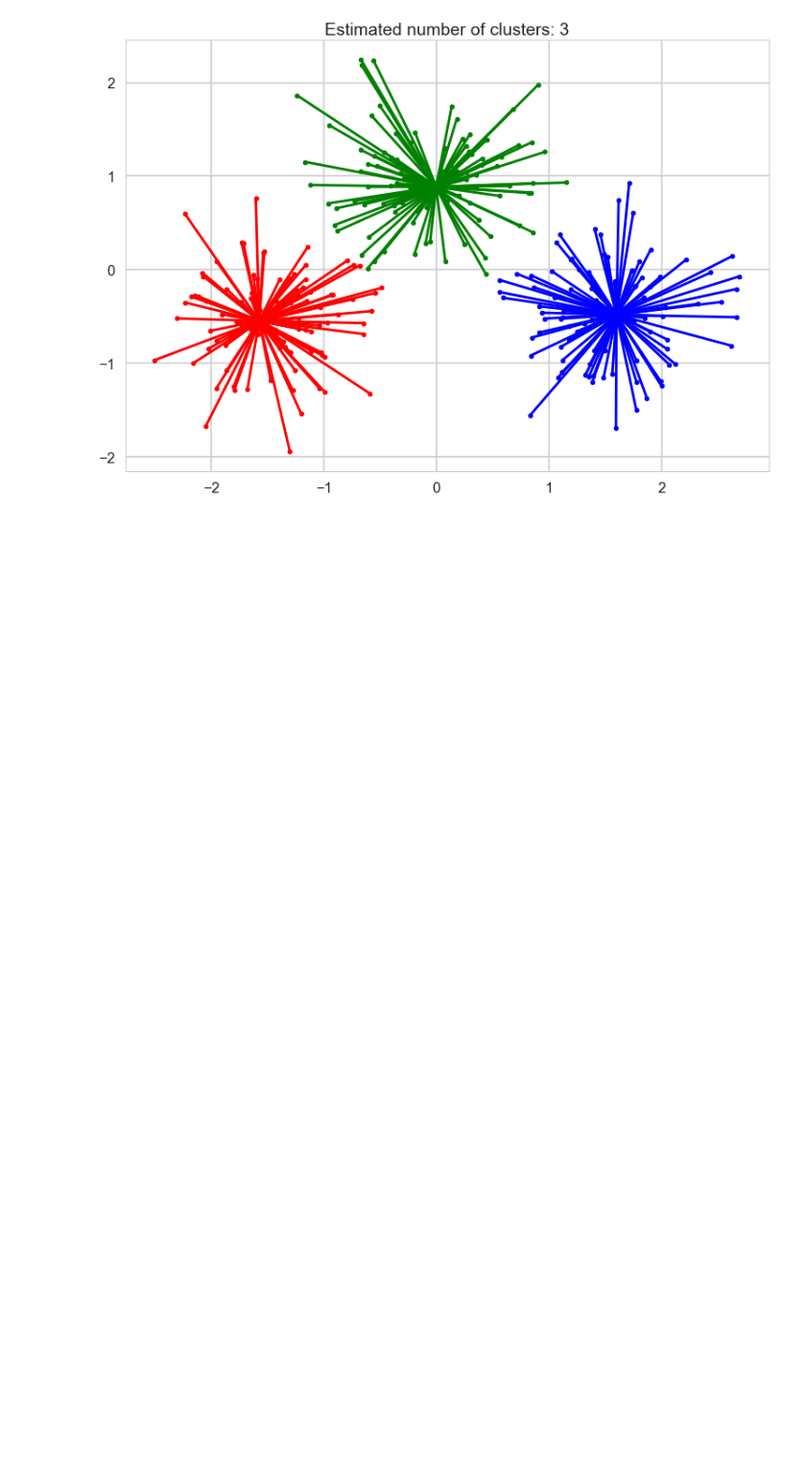
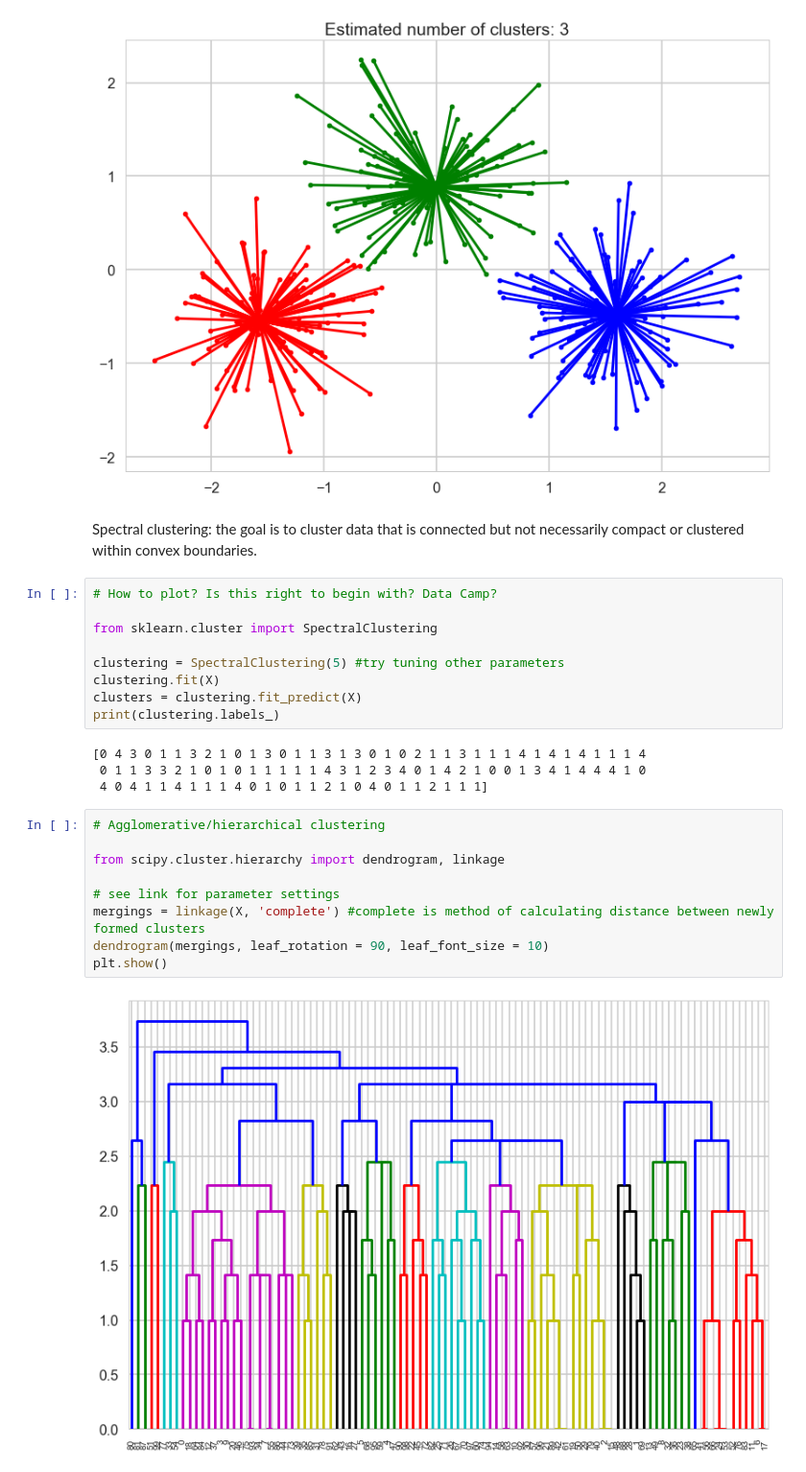
Before and after one commit to AOlden/sb-projects, a Jupyter notebook: clustering/Mini_Project_Clustering.ipynb, the cells around one changed output. Shown at 96% size. Drawn from its saved outputs; the diff is of its cells as text; blank space fills up the shorter version.

Commit message:
working on agglomerative

```diff
--- a/clustering/Mini_Project_Clustering.ipynb
+++ b/clustering/Mini_Project_Clustering.ipynb
@@ -562,3 +562,29 @@ Adjusted Rand Index: 0.005
 Adjusted Mutual Information: 0.004
 Silhouette Coefficient: 0.753
 [figure]
+# %% [markdown]
+Spectral clustering: the goal is to cluster data that is connected but not necessarily compact or clustered within convex boundaries.
+# %%
+# How to plot? Is this right to begin with? Data Camp?
+
+from sklearn.cluster import SpectralClustering
+
+clustering = SpectralClustering(5) #try tuning other parameters
+clustering.fit(X)
+clusters = clustering.fit_predict(X)
+print(clustering.labels_)
+# %% [output]
+[0 4 3 0 1 1 3 2 1 0 1 3 0 1 1 3 1 3 0 1 0 2 1 1 3 1 1 1 4 1 4 1 4 1 1 1 4
+ 0 1 1 3 3 2 1 0 1 0 1 1 1 1 1 4 3 1 2 3 4 0 1 4 2 1 0 0 1 3 4 1 4 4 4 1 0
+ 4 0 4 1 1 4 1 1 1 4 0 1 0 1 1 2 1 0 4 0 1 1 2 1 1 1]
+# %%
+# Agglomerative/hierarchical clustering
+
+from scipy.cluster.hierarchy import dendrogram, linkage
+
+# see link for parameter settings
+mergings = linkage(X, 'complete') #complete is method of calculating distance between newly formed clusters
+dendrogram(mergings, leaf_rotation = 90, leaf_font_size = 10)
+plt.show()
+# %% [output]
+[figure, added]
```
Also changed, not shown: parts of 1 cell of this notebook.
